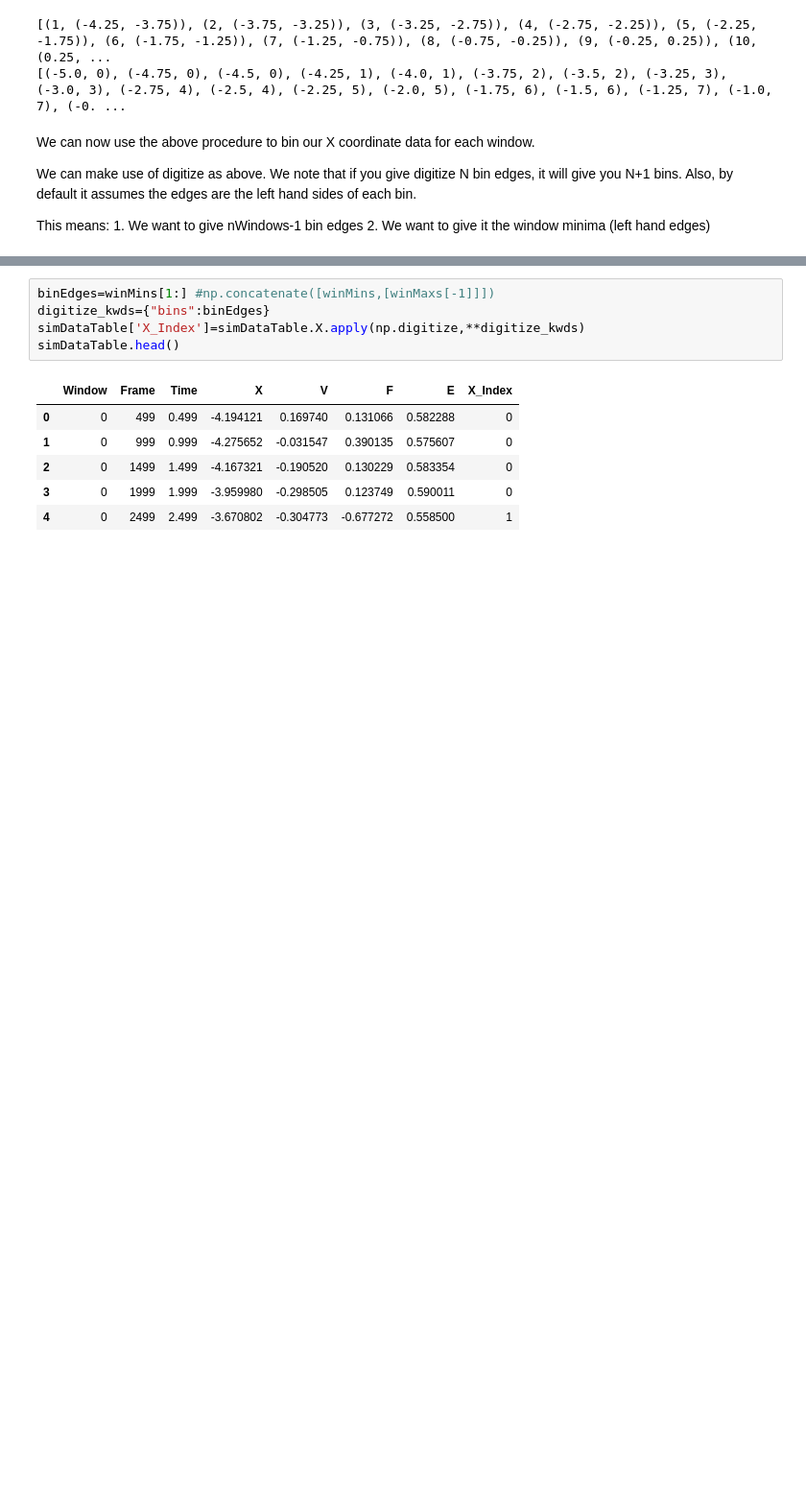
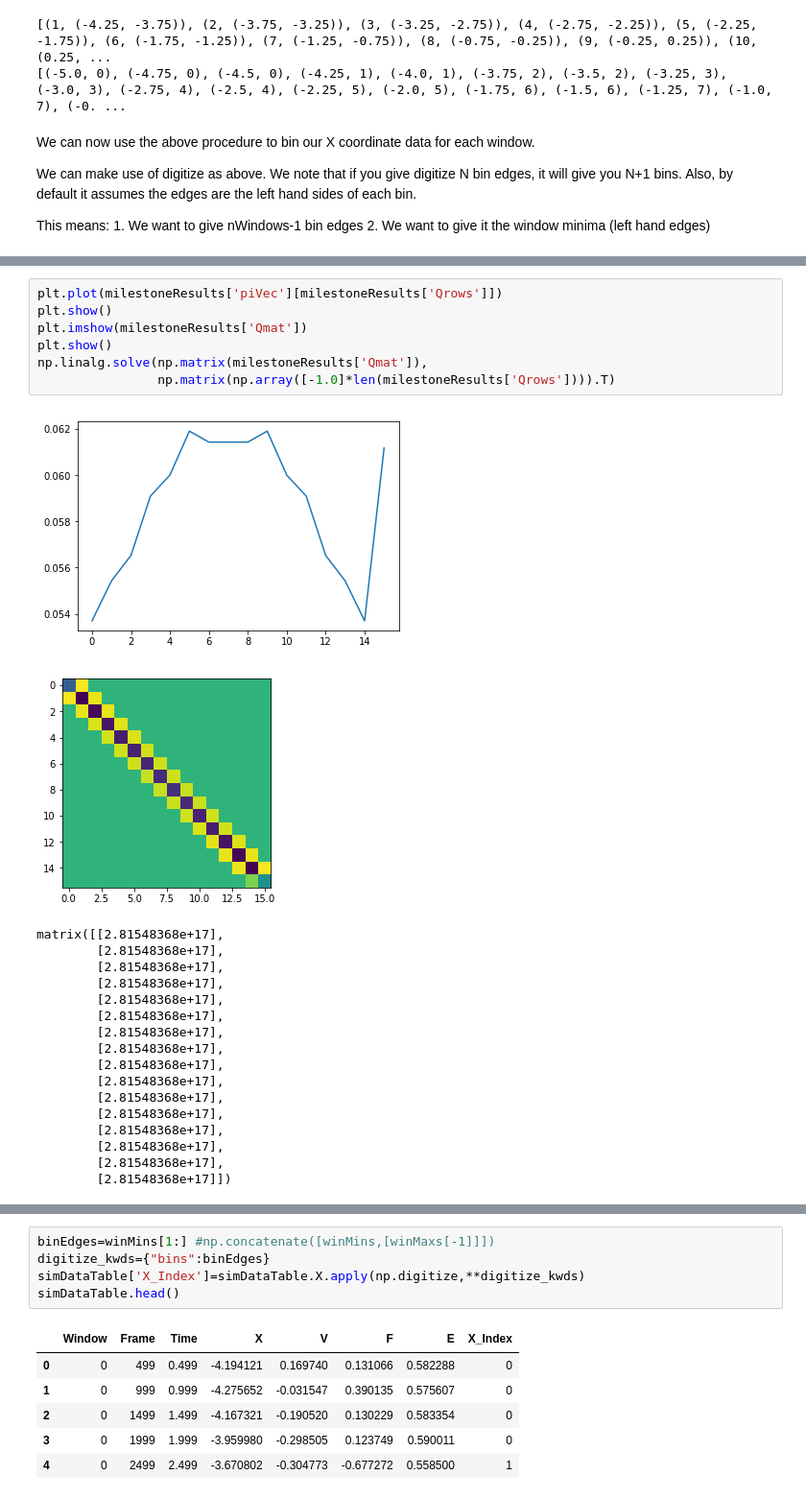
Before and after one commit to wesleymsmith/Milestoning_Analysis, a Jupyter notebook: Analyze_Well_Test_Simulation.ipynb, the cells around one changed output, grey strips where cells are left out. Shown at 96% size. Drawn from its saved outputs; the diff is of its cells as text; blank space fills up the shorter version.

```diff
--- a/Analyze_Well_Test_Simulation.ipynb
+++ b/Analyze_Well_Test_Simulation.ipynb
@@ -71,0 +120,26 @@ This means:
+# %%
+plt.plot(milestoneResults['piVec'][milestoneResults['Qrows']])
+plt.show()
+plt.imshow(milestoneResults['Qmat'])
+plt.show()
+np.linalg.solve(np.matrix(milestoneResults['Qmat']),
+                np.matrix(np.array([-1.0]*len(milestoneResults['Qrows']))).T)
+# %% [output]
+[figure, added]
+[figure, added]
+matrix([[2.81548368e+17],
+        [2.81548368e+17],
+        [2.81548368e+17],
+        [2.81548368e+17],
+        [2.81548368e+17],
+        [2.81548368e+17],
+        [2.81548368e+17],
+        [2.81548368e+17],
+        [2.81548368e+17],
+        [2.81548368e+17],
+        [2.81548368e+17],
+        [2.81548368e+17],
+        [2.81548368e+17],
+        [2.81548368e+17],
+        [2.81548368e+17],
+        [2.81548368e+17]])
```
Also changed, not shown: parts of 13 cells of this notebook, 39 other files.
